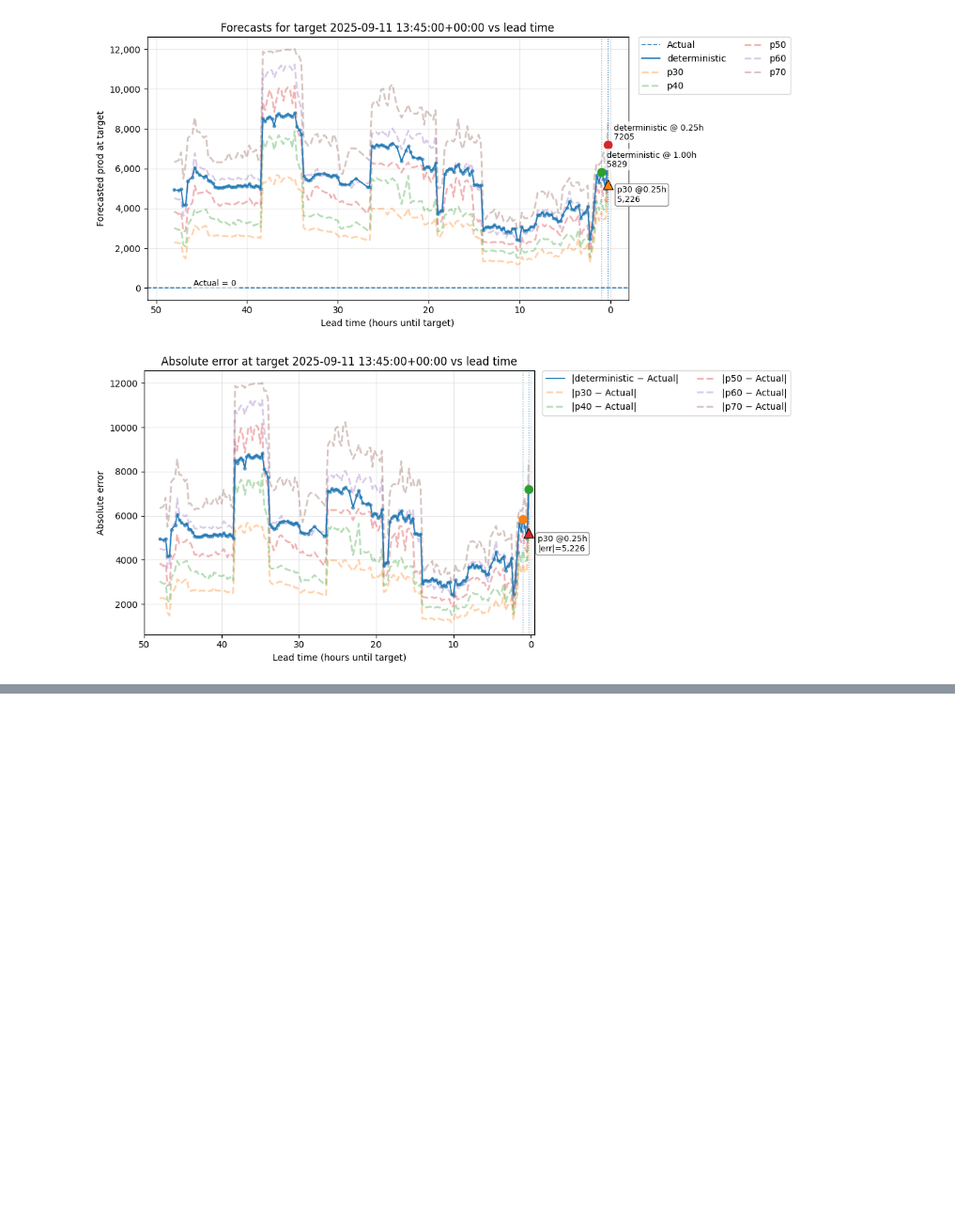
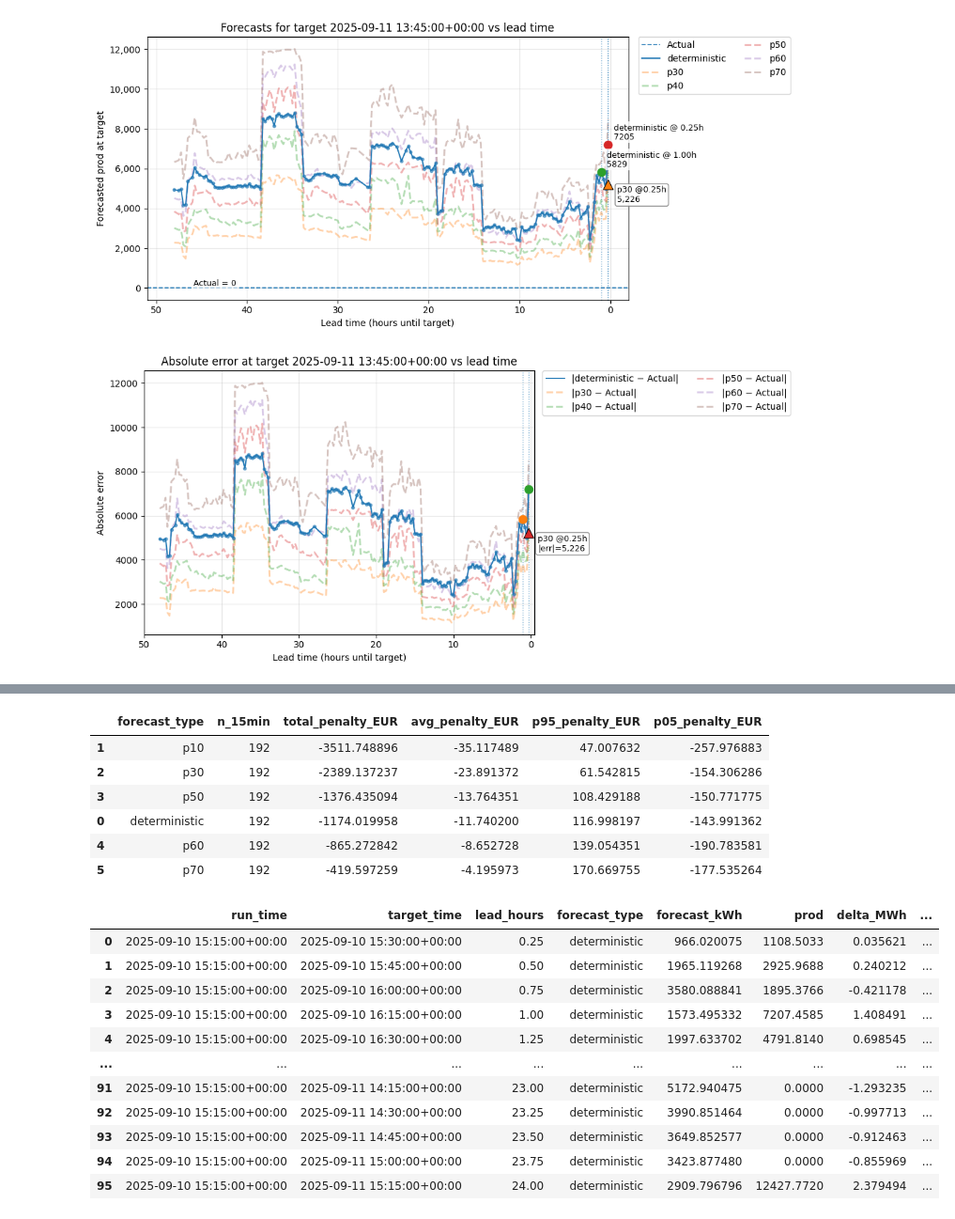
Before and after one commit to random-streak/renga_work, a Jupyter notebook: analysis_v5.ipynb, the cells around one changed output, grey strips where cells are left out. Shown: that part at 94% size. Saved outputs shown, nothing was run; the diff lists cells and outputs as text; code cells hidden in the pictures; blank space fills up the shorter version.

```diff
--- a/analysis_v5.ipynb
+++ b/analysis_v5.ipynb
@@ -587,0 +643,16 @@ plt.show()
+# %%
+# Actuals: 15-min kWh
+actuals_15 = pd.read_csv(ACTUALS_CSV, parse_dates=[ACT_TIME_COL])
+if actuals_15[ACT_TIME_COL].dtype.tz is None:
+    actuals_15[ACT_TIME_COL] = actuals_15[ACT_TIME_COL].dt.tz_localize("UTC")
+actuals_15 = actuals_15[[ACT_TIME_COL, ACT_PROD_COL]].sort_values(ACT_TIME_COL)
+
+# Keep only exact 15-min stamps
+mask_15 = (actuals_15[ACT_TIME_COL].dt.minute % 15 == 0) & (actuals_15[ACT_TIME_COL].dt.second == 0)
+actuals_15 = actuals_15.loc[mask_15].reset_index(drop=True)
+
+# Prices: 15-min for Long/Short; DA may be hourly (we won’t use DA here)
+prices = pd.read_csv(PRICES_CSV, parse_dates=[PRICE_TIME_COL])
+if prices[PRICE_TIME_COL].dtype.tz is None:
+    prices[PRICE_TIME_COL] = prices[PRICE_TIME_COL].dt.tz_localize("UTC")
+prices = prices[[PRICE_TIME_COL, PRICE_LONG_COL, PRICE_SHORT_COL]].sort_values(PRICE_TIME_COL)
@@ -587,0 +743,45 @@ plt.show()
+# %%
+# Choose run, sanitize numerics, compute penalties
+
+# Forecast run time to evaluate
+RUN_TIME_STR = "202509101515"          # e.g. 'YYYYMMDDHHMM' (UTC)
+P_SELECTION  = [10, 30, 50, 60, 70]    # any p-values you want to include
+INCLUDE_DET  = True
+
+# Load the run
+df_run, run_ts, fc_path = load_forecast_run(
+    RUN_TIME_STR, p_selection=P_SELECTION, include_det=INCLUDE_DET
+)
+
+# Build the list of forecast series to evaluate
+series_cols = []
+if INCLUDE_DET and FC_DET_COL in df_run.columns:
+    series_cols.append(FC_DET_COL)
+series_cols += [c for c in normalize_p_selection(P_SELECTION) if c in df_run.columns]
+
+# ---- SANITIZE NUMERIC COLUMNS (prevents "can't multiply sequence by non-int of type 'float") ----
+def to_numeric_inplace(df, cols):
+    for c in cols:
+        if c in df.columns:
+            # remove euro symbols / spaces / thousands commas just in case
+            df[c] = pd.to_numeric(
+                df[c].astype(str).str.replace("€", "", regex=False).str.replace(",", "", regex=False).str.strip(),
+                errors="coerce"
+            )
+
+numeric_cols = [ACT_PROD_COL, PRICE_LONG_COL, PRICE_SHORT_COL] + series_cols
+to_numeric_inplace(df_run, numeric_cols)
+
+# Optional: uncomment to verify dtypes if you still hit issues
+# print(df_run[numeric_cols].dtypes)
+
+# Compute penalties
+pen_long, pen_summary = compute_penalties(df_run, series_cols)
+
+print(f"Forecast file: {fc_path.name}  |  run_time={run_ts}")
+print("Rows (15-min horizons merged with actuals):", len(df_run))
+display(pen_summary)
+
+# Detailed ledger
+display(pen_long.head(96))
+# %% [output]
@@ -587,0 +790,19 @@ plt.show()
+|  | forecast_type | n_15min | total_penalty_EUR | avg_penalty_EUR | p95_penalty_EUR | p05_penalty_EUR |
+| 1 | p10 | 192 | -3511.748896 | -35.117489 | 47.007632 | -257.976883 |
+| 2 | p30 | 192 | -2389.137237 | -23.891372 | 61.542815 | -154.306286 |
+| 3 | p50 | 192 | -1376.435094 | -13.764351 | 108.429188 | -150.771775 |
+| 0 | deterministic | 192 | -1174.019958 | -11.740200 | 116.998197 | -143.991362 |
+| 4 | p60 | 192 | -865.272842 | -8.652728 | 139.054351 | -190.783581 |
+| 5 | p70 | 192 | -419.597259 | -4.195973 | 170.669755 | -177.535264 |
+|  | run_time | target_time | lead_hours | forecast_type | forecast_kWh | prod | delta_MWh | ... |
+| 0 | 2025-09-10 15:15:00+00:00 | 2025-09-10 15:30:00+00:00 | 0.25 | deterministic | 966.020075 | 1108.5033 | 0.035621 | ... |
+| 1 | 2025-09-10 15:15:00+00:00 | 2025-09-10 15:45:00+00:00 | 0.50 | deterministic | 1965.119268 | 2925.9688 | 0.240212 | ... |
+| 2 | 2025-09-10 15:15:00+00:00 | 2025-09-10 16:00:00+00:00 | 0.75 | deterministic | 3580.088841 | 1895.3766 | -0.421178 | ... |
+| 3 | 2025-09-10 15:15:00+00:00 | 2025-09-10 16:15:00+00:00 | 1.00 | deterministic | 1573.495332 | 7207.4585 | 1.408491 | ... |
+| 4 | 2025-09-10 15:15:00+00:00 | 2025-09-10 16:30:00+00:00 | 1.25 | deterministic | 1997.633702 | 4791.8140 | 0.698545 | ... |
+| ... | ... | ... | ... | ... | ... | ... | ... | ... |
+| 91 | 2025-09-10 15:15:00+00:00 | 2025-09-11 14:15:00+00:00 | 23.00 | deterministic | 5172.940475 | 0.0000 | -1.293235 | ... |
+| 92 | 2025-09-10 15:15:00+00:00 | 2025-09-11 14:30:00+00:00 | 23.25 | deterministic | 3990.851464 | 0.0000 | -0.997713 | ... |
+| 93 | 2025-09-10 15:15:00+00:00 | 2025-09-11 14:45:00+00:00 | 23.50 | deterministic | 3649.852577 | 0.0000 | -0.912463 | ... |
+| 94 | 2025-09-10 15:15:00+00:00 | 2025-09-11 15:00:00+00:00 | 23.75 | deterministic | 3423.877480 | 0.0000 | -0.855969 | ... |
+| 95 | 2025-09-10 15:15:00+00:00 | 2025-09-11 15:15:00+00:00 | 24.00 | deterministic | 2909.796796 | 12427.7720 | 2.379494 | ... |
```
Also changed, not shown: parts of 7 cells of this notebook, 2 other files.
